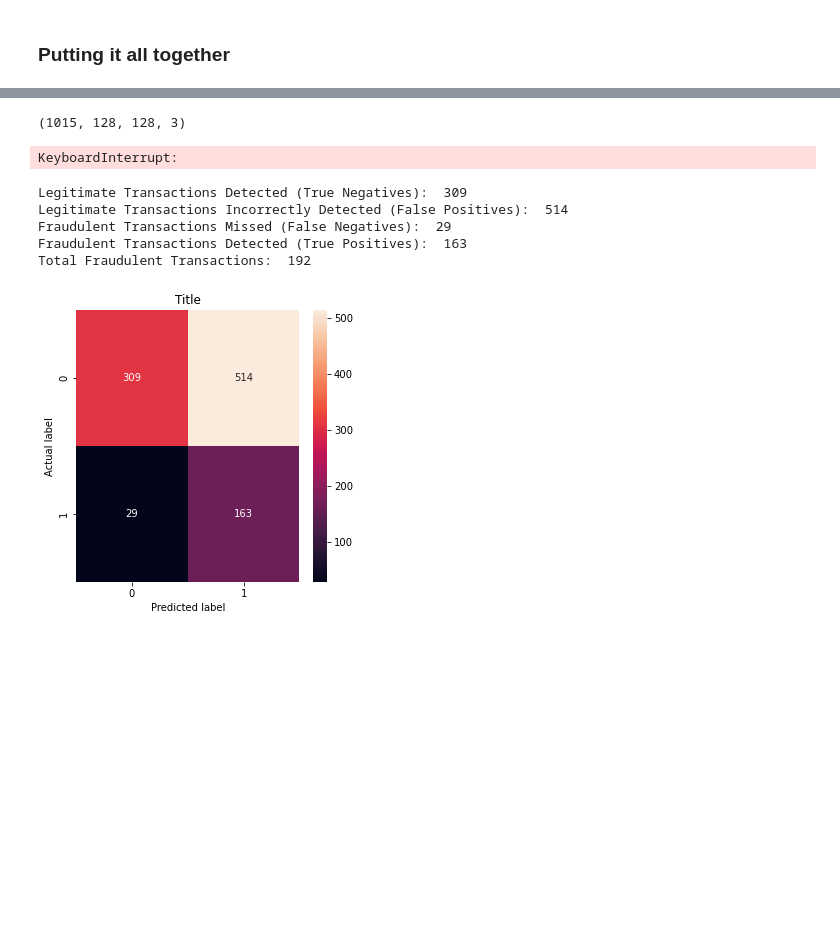
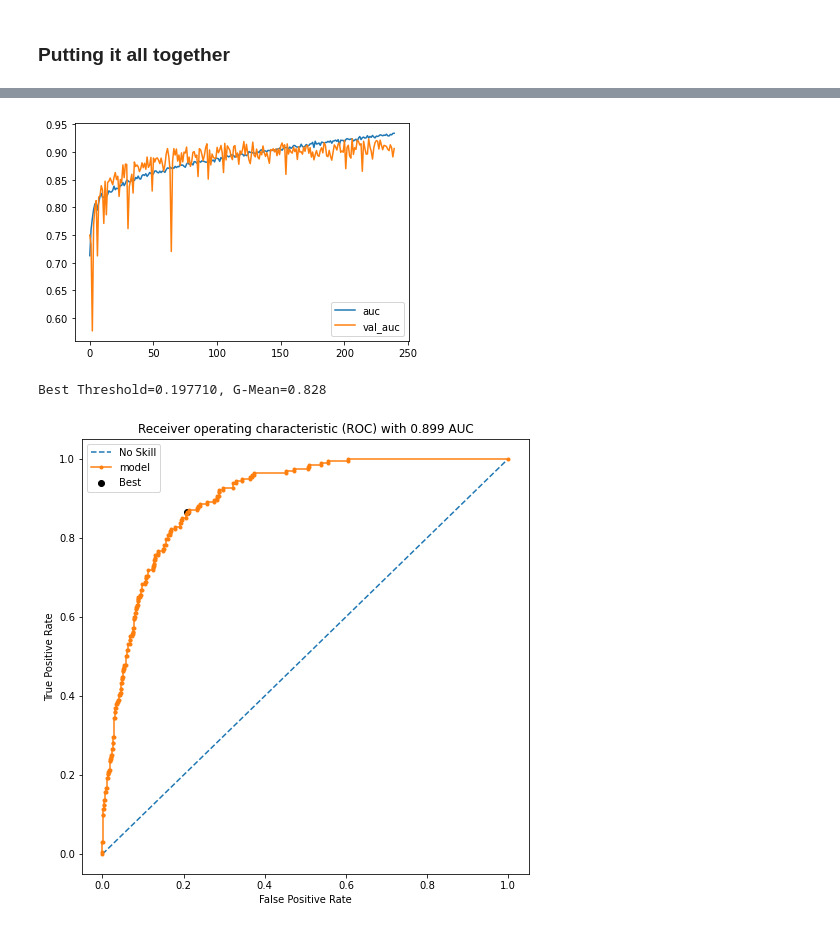
Before and after one commit to hueindahaus/mole-patrol, a Jupyter notebook: backend/ml/model_training copy 2.ipynb, the cells around one changed output, grey strips where cells are left out. Saved outputs shown, nothing was run; the diff lists cells and outputs as text; code cells hidden in the pictures; blank space fills up the shorter version.

```diff
--- a/backend/ml/model_training copy 2.ipynb
+++ b/backend/ml/model_training copy 2.ipynb
@@ -243,21 +280,8 @@ def plot_cm(y_true, y_pred):
-# %%
-data_tuple = test_data[0]
-inputs = data_tuple[0]
-print(inputs.shape)
-predicted = model.predict(inputs)
-ground_truth = [x[1] for x in data_tuple[1]]
-predictions = [x[1] for x in predicted]
-rounded_ground_truth = [round(x) for x in ground_truth]
-rounded_predictions = [round(x) for x in predictions]
-# %% [output]
-(1015, 128, 128, 3)
-KeyboardInterrupt:
-# %%
-plot_cm(rounded_ground_truth, rounded_predictions)
-# %% [output]
-Legitimate Transactions Detected (True Negatives):  309
-Legitimate Transactions Incorrectly Detected (False Positives):  514
-Fraudulent Transactions Missed (False Negatives):  29
-Fraudulent Transactions Detected (True Positives):  163
-Total Fraudulent Transactions:  192
-[figure, removed]
+# %%
+labels = ["auc", "val_auc"]
+for label in labels:
+    plt.plot(history[label])
+plt.legend(labels)
+plt.show()
+# %% [output]
+[figure, added]
@@ -263,0 +349,5 @@ Total Fraudulent Transactions:  192
+# %%
+plot_roc(y_true, y_score)
+# %% [output]
+Best Threshold=0.197710, G-Mean=0.828
+[figure, added]
```
Also changed, not shown: parts of 24 cells of this notebook, 2 other files.
